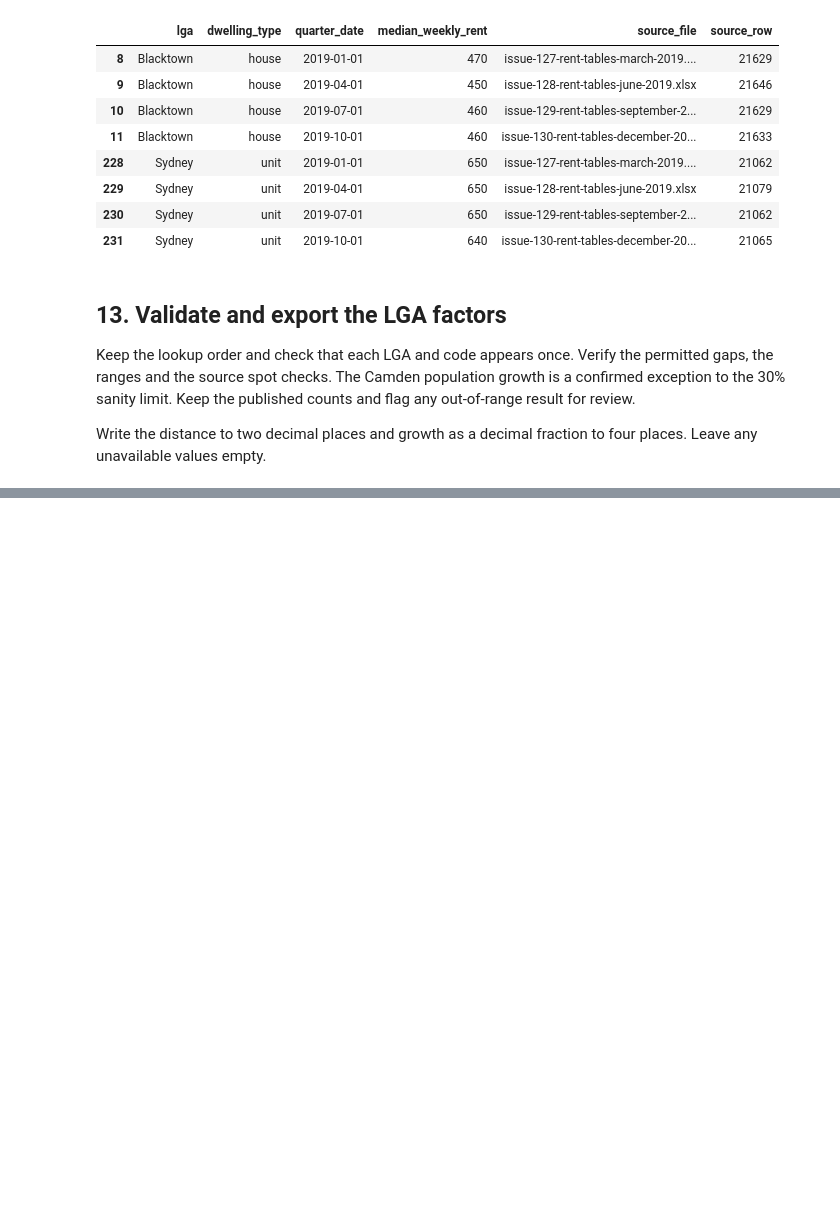
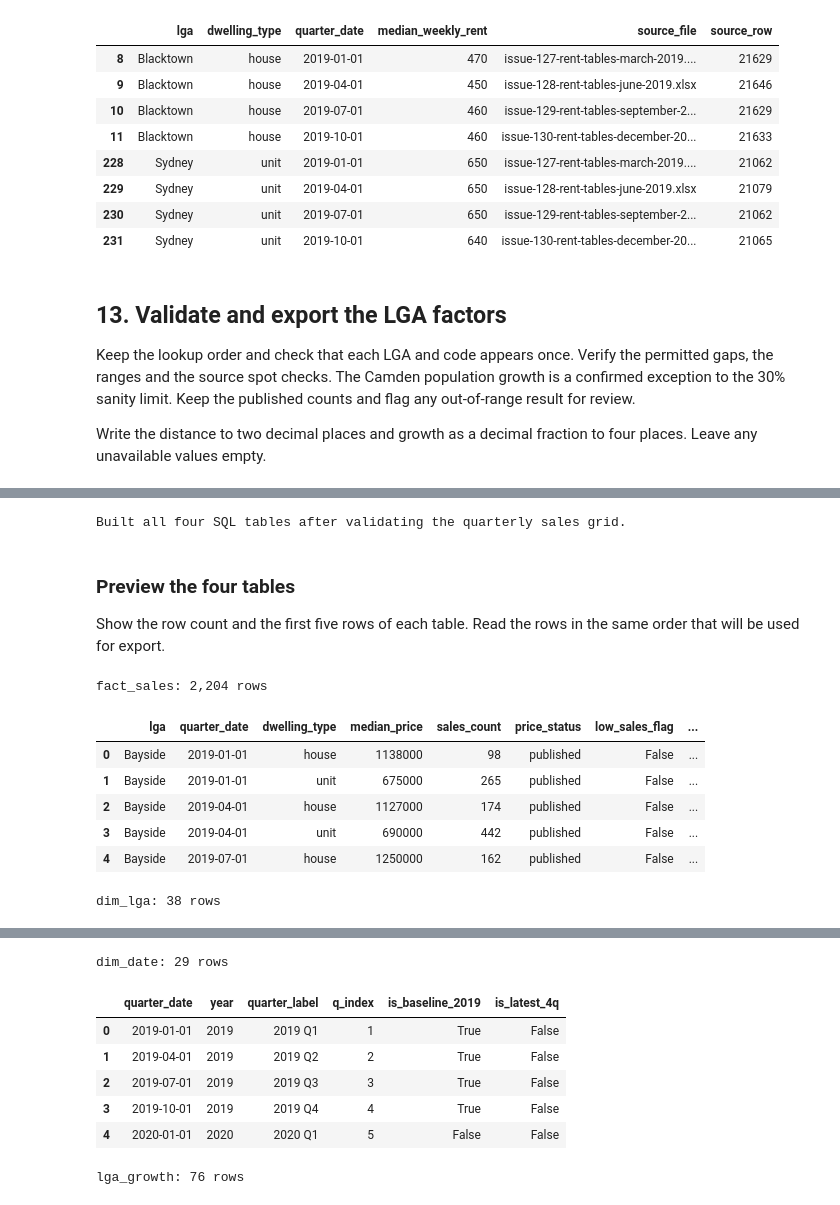
Before and after one commit to huiya-svg/sydney-housing-growth, a Jupyter notebook: notebooks/02_clean.ipynb, the cells around one changed output, grey strips where cells are left out. Saved outputs shown, nothing was run; the diff lists cells and outputs as text; code cells hidden in the pictures; blank space fills up the shorter version.

Commit message:
Build star schema and growth tables in DuckDB SQL (T05)

```diff
--- a/notebooks/02_clean.ipynb
+++ b/notebooks/02_clean.ipynb
@@ -958,0 +963,39 @@ Keys, missing-value rules, spot checks and the documented range exception verifi
+# %%
+from contextlib import chdir
+
+transform_sql = (repo_root / "sql/transform.sql").read_text(encoding="utf-8")
+warehouse = duckdb.connect(":memory:")
+with chdir(repo_root):
+    warehouse.execute(transform_sql)
+print("Built all four SQL tables after validating the quarterly sales grid.")
+# %% [output]
+Built all four SQL tables after validating the quarterly sales grid.
+# %% [markdown]
+### Preview the four tables
+
+Show the row count and the first five rows of each table. Read the rows in the same order that will be used for export.
+# %%
+output_keys = {
+    "fact_sales": ["lga", "quarter_date", "dwelling_type"],
+    "dim_lga": ["lga"],
+    "dim_date": ["quarter_date"],
+    "lga_growth": ["lga", "dwelling_type"],
+}
+export_order = {name: ", ".join(columns) for name, columns in output_keys.items()}
+export_order["dim_lga"] = "sort_order"
+sql_tables = {}
+for name, order in export_order.items():
+    table = warehouse.sql(f"SELECT * FROM {name} ORDER BY {order}").df()
+    sql_tables[name] = table
+    print(f"{name}: {len(table):,} rows")
+    with pd.option_context("display.max_columns", None):
+        display(table.head())
+# %% [output]
+fact_sales: 2,204 rows
+|  | lga | quarter_date | dwelling_type | median_price | sales_count | price_status | low_sales_flag | ... |
+| 0 | Bayside | 2019-01-01 | house | 1138000 | 98 | published | False | ... |
+| 1 | Bayside | 2019-01-01 | unit | 675000 | 265 | published | False | ... |
+| 2 | Bayside | 2019-04-01 | house | 1127000 | 174 | published | False | ... |
+| 3 | Bayside | 2019-04-01 | unit | 690000 | 442 | published | False | ... |
+| 4 | Bayside | 2019-07-01 | house | 1250000 | 162 | published | False | ... |
+dim_lga: 38 rows
@@ -958,0 +1008,8 @@ Keys, missing-value rules, spot checks and the documented range exception verifi
+dim_date: 29 rows
+|  | quarter_date | year | quarter_label | q_index | is_baseline_2019 | is_latest_4q |
+| 0 | 2019-01-01 | 2019 | 2019 Q1 | 1 | True | False |
+| 1 | 2019-04-01 | 2019 | 2019 Q2 | 2 | True | False |
+| 2 | 2019-07-01 | 2019 | 2019 Q3 | 3 | True | False |
+| 3 | 2019-10-01 | 2019 | 2019 Q4 | 4 | True | False |
+| 4 | 2020-01-01 | 2020 | 2020 Q1 | 5 | False | False |
+lga_growth: 76 rows
```
Also changed, not shown: parts of 6 cells of this notebook, 8 other files.
